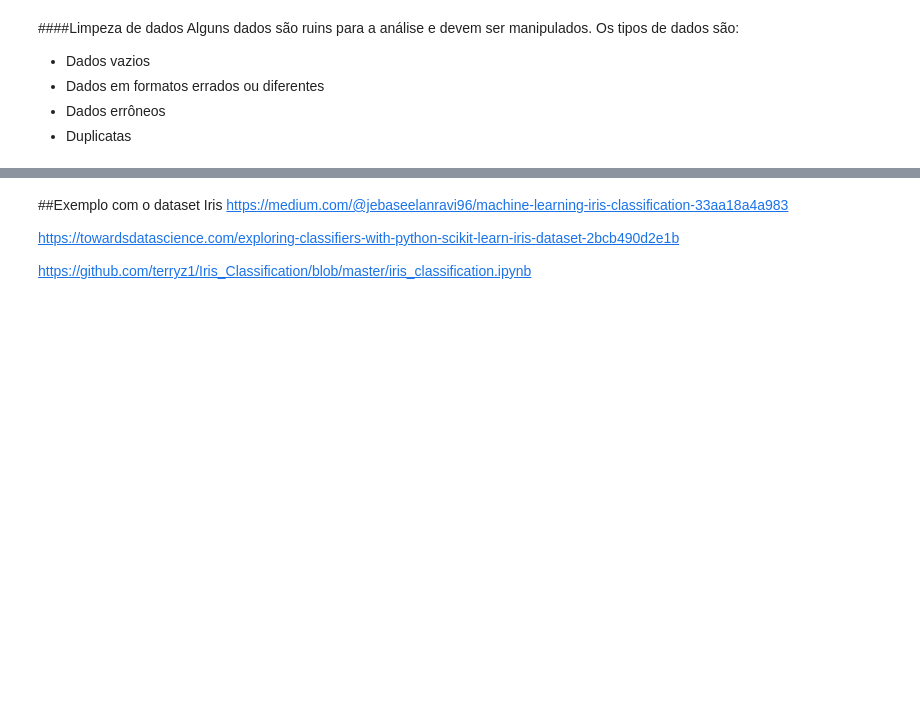
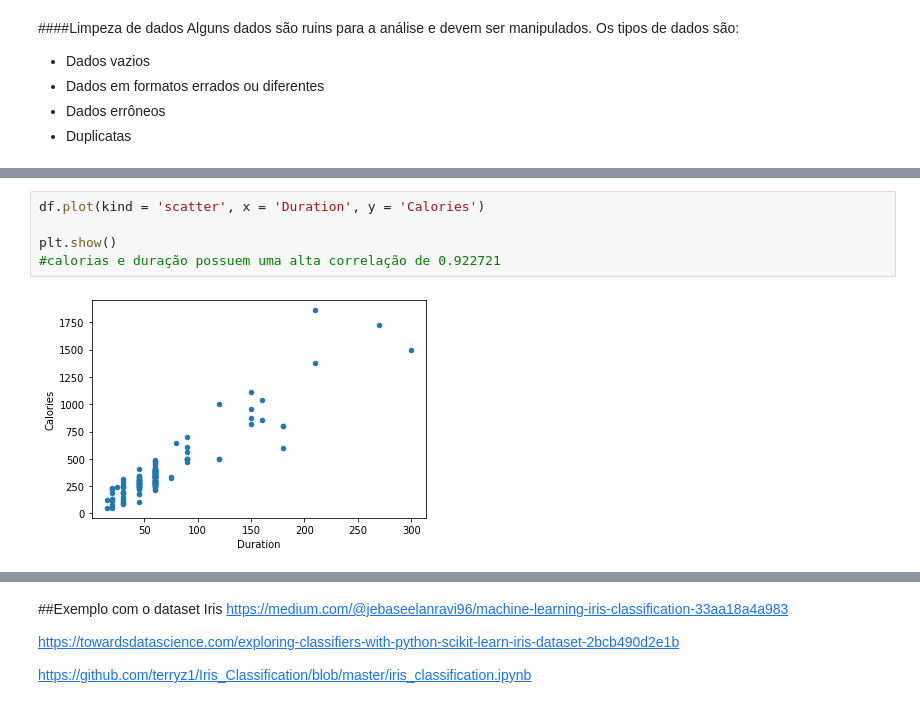
Before and after one commit to fernandonakagawa/Curso_Python_32h, a Jupyter notebook: Python_para_Data_Science.ipynb, the cells around one changed output, grey strips where cells are left out. Saved outputs shown, nothing was run; the diff lists cells and outputs as text; blank space fills up the shorter version.

```diff
--- a/Python_para_Data_Science.ipynb
+++ b/Python_para_Data_Science.ipynb
@@ -1169,0 +1426,7 @@ Alguns dados são ruins para a análise e devem ser manipulados. Os tipos de dad
+# %%
+df.plot(kind = 'scatter', x = 'Duration', y = 'Calories')
+
+plt.show()
+#calorias e duração possuem uma alta correlação de 0.922721
+# %% [output]
+[figure, added]
```
Also changed, not shown: parts of 31 cells of this notebook.
